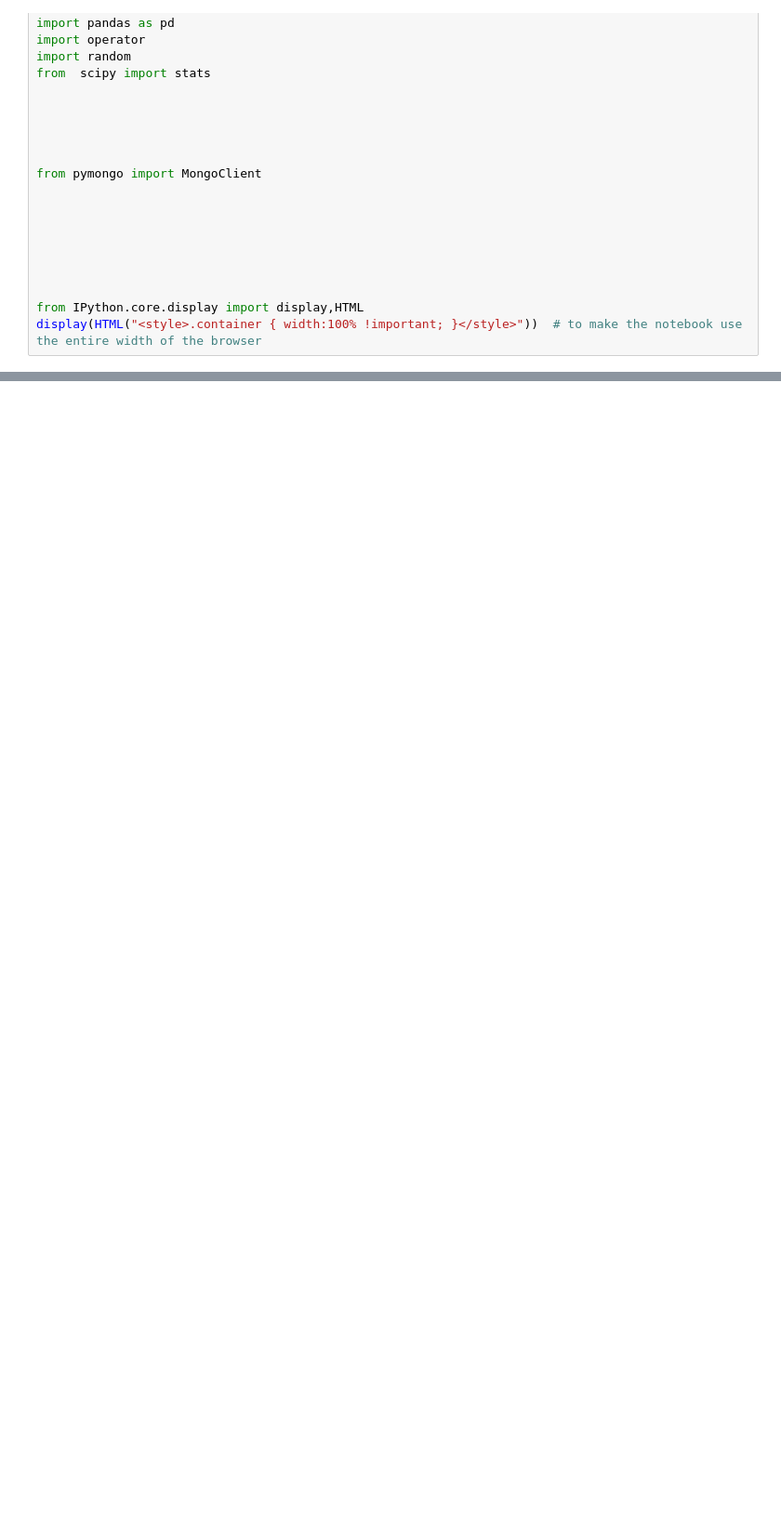
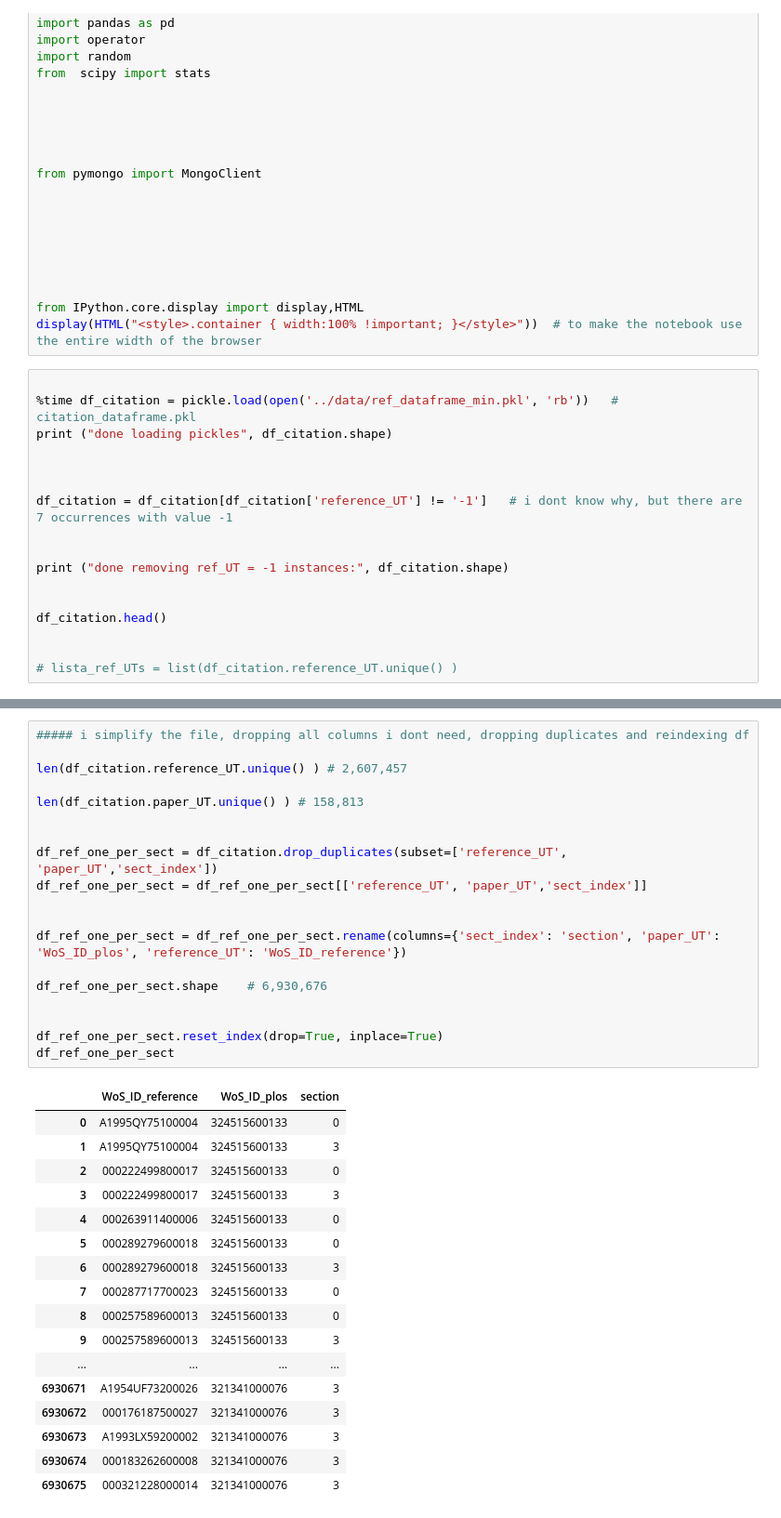
Before and after one commit to juliettapc/my_In_text_citations, a Jupyter notebook: dump_data_ref_to_json.ipynb, the cells around one changed output, grey strips where cells are left out. Shown at 93% size. Cells and saved outputs as stored; diff of their text form; blank space fills up the shorter version.

```diff
--- a/dump_data_ref_to_json.ipynb
+++ b/dump_data_ref_to_json.ipynb
@@ -34,3 +34,20 @@ from pymongo import MongoClient
 
 from IPython.core.display import display,HTML
 display(HTML("<style>.container { width:100% !important; }</style>"))  # to make the notebook use the entire width of the browser
+# %%
+
+%time df_citation = pickle.load(open('../data/ref_dataframe_min.pkl', 'rb'))   # citation_dataframe.pkl
+print ("done loading pickles", df_citation.shape)
+
+
+
+df_citation = df_citation[df_citation['reference_UT'] != '-1']   # i dont know why, but there are 7 occurrences with value -1
+
+
+print ("done removing ref_UT = -1 instances:", df_citation.shape)
+
+
+df_citation.head()
+
+
+# lista_ref_UTs = list(df_citation.reference_UT.unique() )
@@ -36,0 +66,37 @@ display(HTML("<style>.container { width:100% !important; }</style>"))  # to make
+# %%
+##### i simplify the file, dropping all columns i dont need, dropping duplicates and reindexing df
+
+len(df_citation.reference_UT.unique() ) # 2,607,457
+
+len(df_citation.paper_UT.unique() ) # 158,813
+
+
+df_ref_one_per_sect = df_citation.drop_duplicates(subset=['reference_UT', 'paper_UT','sect_index'])
+df_ref_one_per_sect = df_ref_one_per_sect[['reference_UT', 'paper_UT','sect_index']]
+
+
+df_ref_one_per_sect = df_ref_one_per_sect.rename(columns={'sect_index': 'section', 'paper_UT': 'WoS_ID_plos', 'reference_UT': 'WoS_ID_reference'})
+
+df_ref_one_per_sect.shape    # 6,930,676
+
+
+df_ref_one_per_sect.reset_index(drop=True, inplace=True)
+df_ref_one_per_sect
+# %% [output]
+|  | WoS_ID_reference | WoS_ID_plos | section |
+| 0 | A1995QY75100004 | 324515600133 | 0 |
+| 1 | A1995QY75100004 | 324515600133 | 3 |
+| 2 | 000222499800017 | 324515600133 | 0 |
+| 3 | 000222499800017 | 324515600133 | 3 |
+| 4 | 000263911400006 | 324515600133 | 0 |
+| 5 | 000289279600018 | 324515600133 | 0 |
+| 6 | 000289279600018 | 324515600133 | 3 |
+| 7 | 000287717700023 | 324515600133 | 0 |
+| 8 | 000257589600013 | 324515600133 | 0 |
+| 9 | 000257589600013 | 324515600133 | 3 |
+| ... | ... | ... | ... |
+| 6930671 | A1954UF73200026 | 321341000076 | 3 |
+| 6930672 | 000176187500027 | 321341000076 | 3 |
+| 6930673 | A1993LX59200002 | 321341000076 | 3 |
+| 6930674 | 000183262600008 | 321341000076 | 3 |
+| 6930675 | 000321228000014 | 321341000076 | 3 |
```
Also changed, not shown: parts of 13 cells of this notebook, 2 other files.
